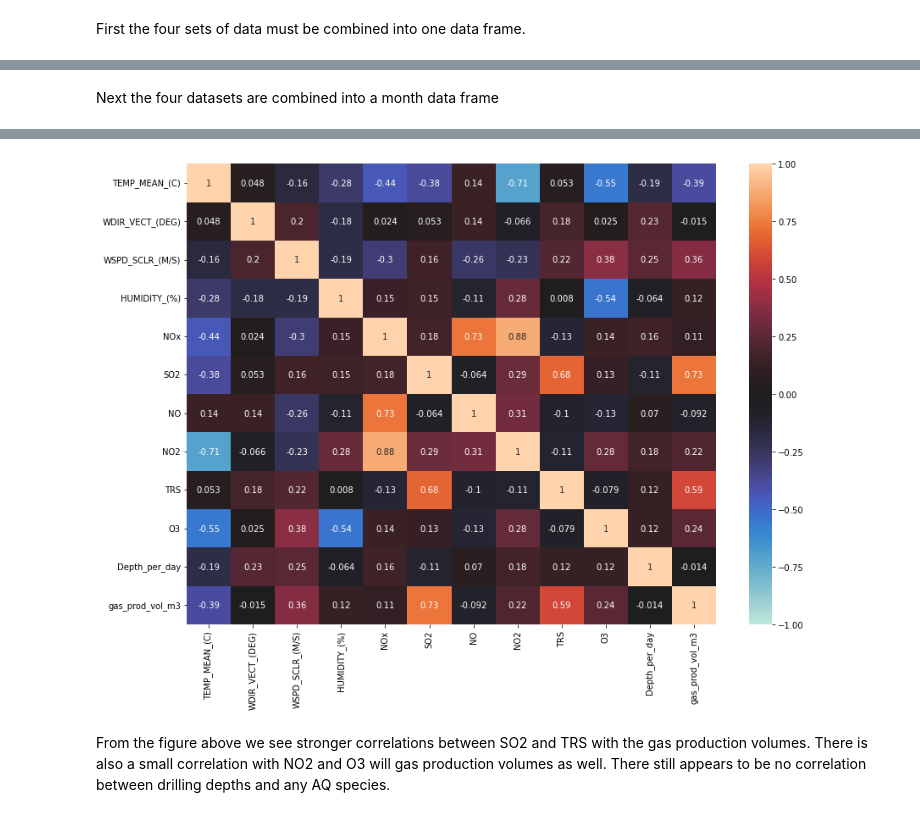
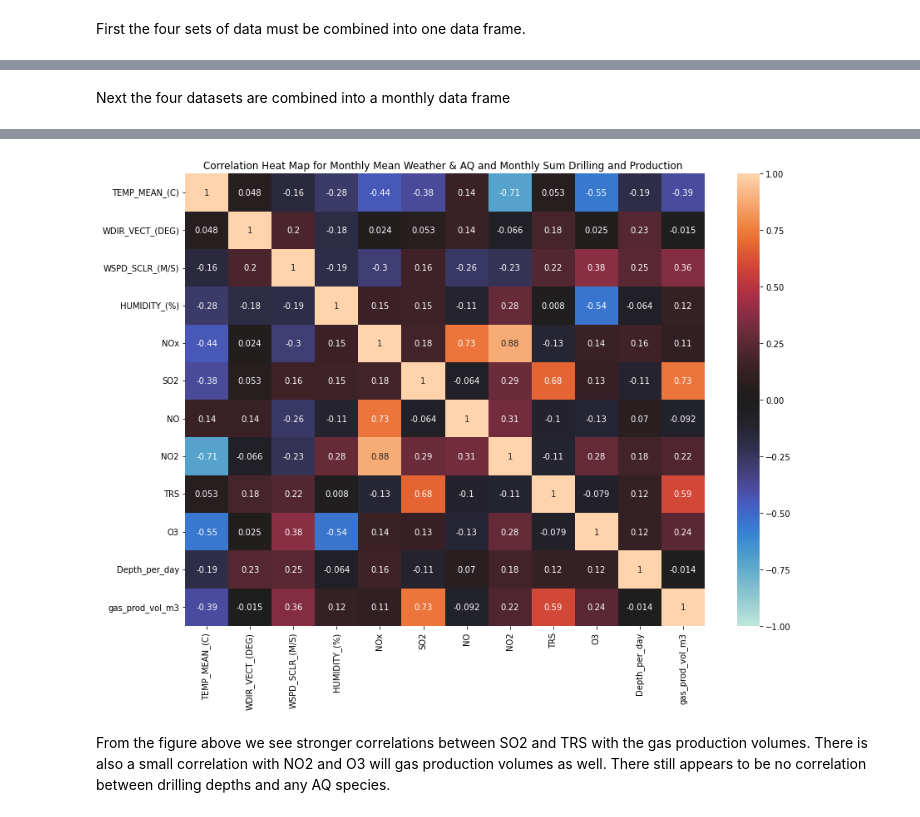
Before and after one commit to mirandadoris/CIV1498_Project2_Pythoneers, a Jupyter notebook: 2-Analysis/Weather_AQ_UOG_Analysis.ipynb, the cells around one changed output, grey strips where cells are left out. Cells and saved outputs as stored; diff of their text form; code cells hidden in the pictures.

```diff
--- a/2-Analysis/Weather_AQ_UOG_Analysis.ipynb
+++ b/2-Analysis/Weather_AQ_UOG_Analysis.ipynb
@@ -92,7 +101,7 @@ O3:
  - positive correlation with windpeed, negative correlation with humidity
  - slight correlation with gas production volumes
 # %% [markdown]
-Next the four datasets are combined into a month data frame
+Next the four datasets are combined into a monthly data frame
 # %%
 # Have to resample seperately - drilling and production needs sum and AQ and weather need mean
 
@@ -135,11 +144,12 @@ AQ_weather_drilling_prod_monthly.head()
 # %%
 # Plot correlation heat map for all parameters using mean weather and AQ and total drilling and gas production
 
 plt.figure(figsize=(14,10))
 sns.heatmap(AQ_weather_drilling_prod_monthly.corr(), vmin=-1, vmax=1, annot=True, cmap='icefire')
+plt.title('Correlation Heat Map for Monthly Mean Weather & AQ and Monthly Sum Drilling and Production ')
 plt.show()
 # %% [output]
-[figure, old version]
+[figure, new version]
 # %% [markdown]
 From the figure above we see stronger correlations between SO2 and TRS with the gas production volumes. There is also a small correlation with NO2 and O3 will gas production volumes as well.
 There still appears to be no correlation between drilling depths and any AQ species.
```
Also changed, not shown: parts of 9 cells of this notebook.
